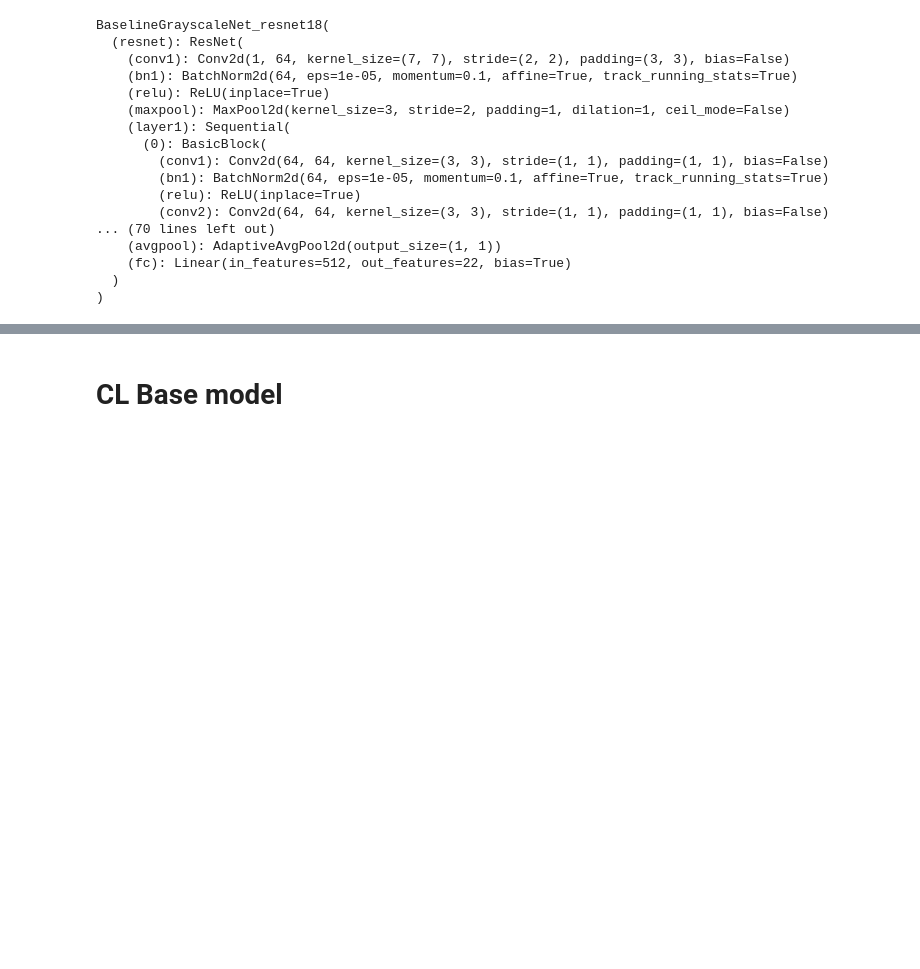
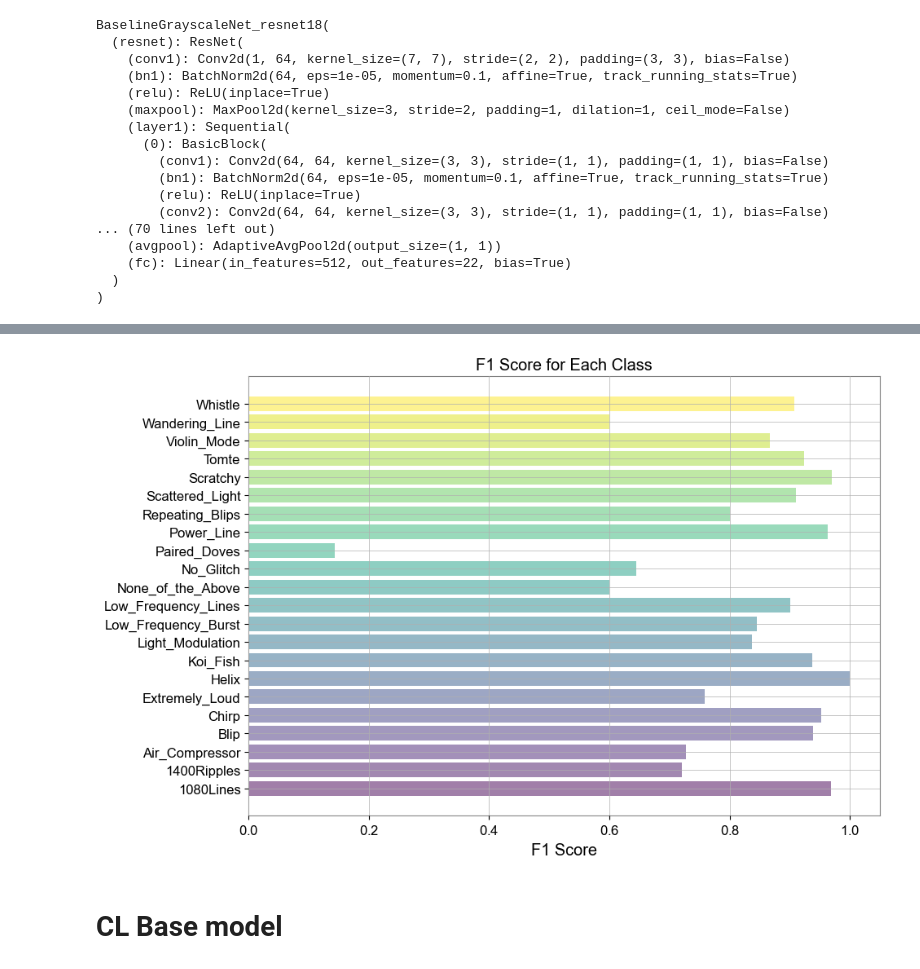
Before and after one commit to brianbaert/MscThesis, a Jupyter notebook: MscThesis_Playground.ipynb, the cells around one changed output, grey strips where cells are left out. Saved outputs shown, nothing was run; the diff lists cells and outputs as text; code cells hidden in the pictures; blank space fills up the shorter version.

```diff
--- a/MscThesis_Playground.ipynb
+++ b/MscThesis_Playground.ipynb
@@ -368,12 +404,18 @@ print(f"The average F1 score is: {f1_score(y_true_list, y_pred_list, average='we
 # %%
 # Create a horizontal bar plot for F1 scores with different colors
 plt.figure(figsize=(10,7))
 colors = plt.cm.viridis(np.linspace(0, 1, len(classes)))
 plt.barh(np.arange(len(classes)), f1, color=colors, align='center', alpha=0.5)
 plt.yticks(np.arange(len(classes)), classes)
 plt.xlabel('F1 Score')
 plt.title('F1 Score for Each Class')
+figTemp = plt.gcf()
 plt.show()
+plt.draw()
+figTemp.savefig('f1_scores_baseline_0_5.png')
+plt.close()
+# %% [output]
+[figure, added]
 # %% [markdown]
 # CL Base model
 # %%
```
Also changed, not shown: parts of 11 cells of this notebook, 9 other files.
